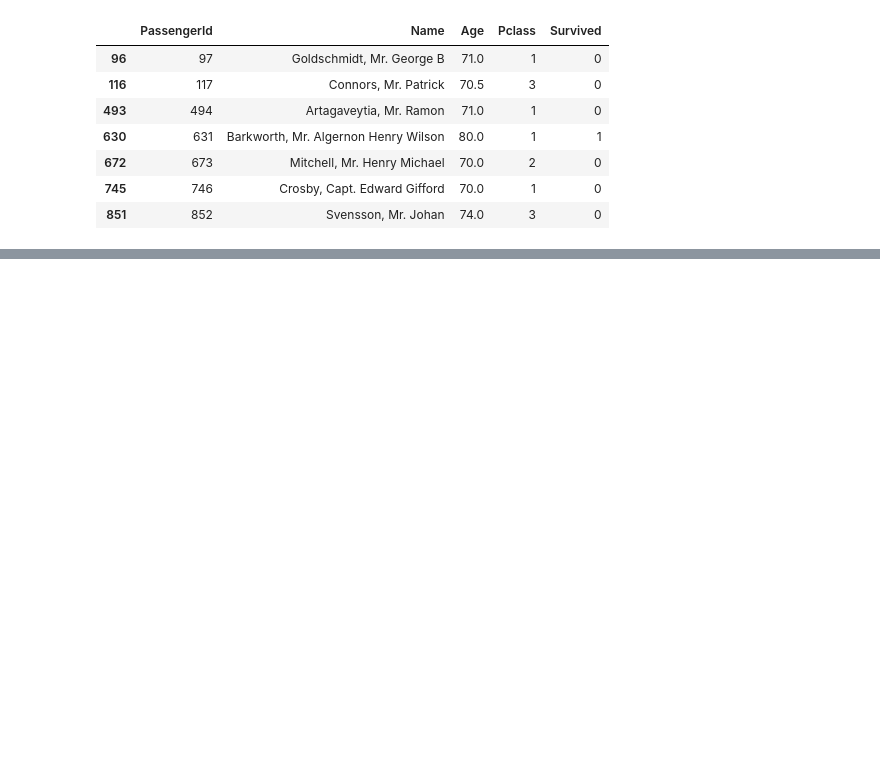
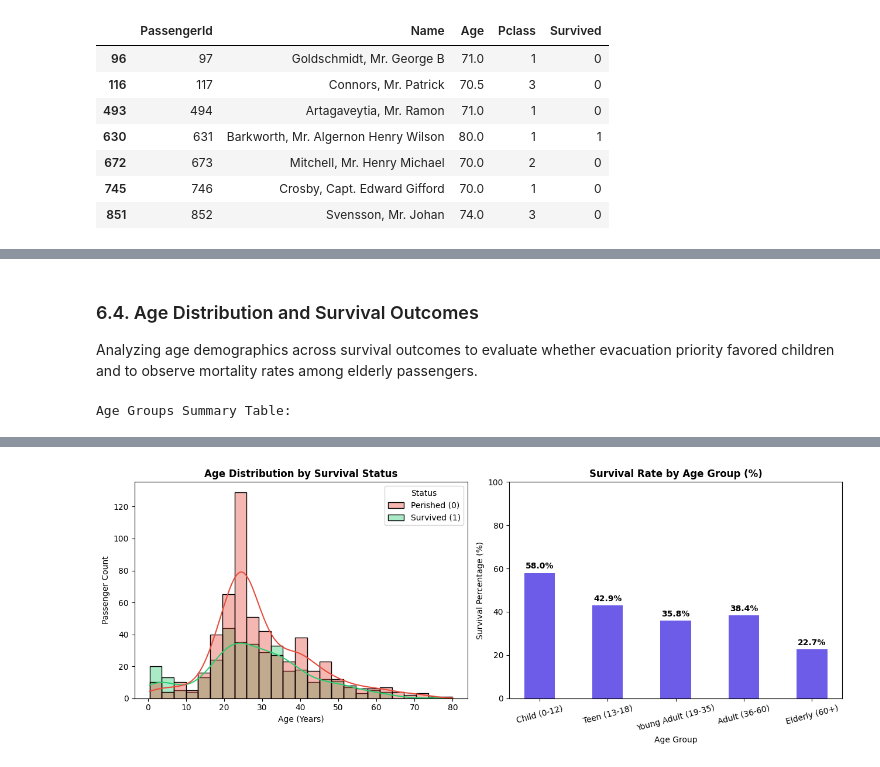
Before and after one commit to Omid-Zamzami/Titanic-EDA, a Jupyter notebook: notebooks/explore_data.ipynb, the cells around one changed output, grey strips where cells are left out. Drawn from its saved outputs; the diff is of its cells as text; code cells hidden in the pictures; blank space fills up the shorter version.

```diff
--- a/notebooks/explore_data.ipynb
+++ b/notebooks/explore_data.ipynb
@@ -283,0 +478,79 @@ max_age_passengers[["PassengerId", "Name", "Age", "Pclass", "Survived"]]
+# %% [markdown]
+### 6.4. Age Distribution and Survival Outcomes
+Analyzing age demographics across survival outcomes to evaluate whether evacuation priority favored children and to observe mortality rates among elderly passengers.
+# %%
+# 1. Statistical Breakdown: Binning Age into meaningful demographic categories
+age_bins = [0, 12, 18, 35, 60, 100]
+age_labels = [
+    "Child (0-12)",
+    "Teen (13-18)",
+    "Young Adult (19-35)",
+    "Adult (36-60)",
+    "Elderly (60+)",
+]
+
+# Create temporary binned series for aggregation
+temp_age_groups = pd.cut(df_clean["Age"], bins=age_bins, labels=age_labels)
+age_summary = df_clean.groupby(temp_age_groups, observed=False)[
+    "Survived"
+].agg(
+    Total_Passengers="count",
+    Survived_Count="sum",
+    Survival_Rate=lambda x: (x.mean() * 100).round(2),
+)
+
+print("Age Groups Summary Table:")
+display(age_summary)
+
+# 2. Dual Visualization: Continuous Distribution & Category Survival Rates
+fig, axes = plt.subplots(1, 2, figsize=(13, 5))
+
+# Subplot 1: Histogram + KDE Distribution
+sns.histplot(
+    data=df_clean,
+    x="Age",
+    hue="Survived",
+    kde=True,
+    bins=25,
+    palette=["#e74c3c", "#2ecc71"],
+    alpha=0.4,
+    ax=axes[0],
+)
+axes[0].set_title(
+    "Age Distribution by Survival Status", fontsize=12, fontweight="bold"
+)
+axes[0].set_xlabel("Age (Years)")
+axes[0].set_ylabel("Passenger Count")
+
+# Format legend labels cleanly without warnings
+legend = axes[0].get_legend()
+if legend:
+    legend.set_title("Status")
+    for text, label in zip(
+        legend.get_texts(), ["Perished (0)", "Survived (1)"]
+    ):
+        text.set_text(label)
+
+# Subplot 2: Survival Percentage per Demographic Age Group
+survival_rates_by_age = age_summary["Survival_Rate"]
+bars = axes[1].bar(
+    range(len(survival_rates_by_age)),
+    survival_rates_by_age.values,
+    color="#6c5ce7",
+    width=0.45,
+)
+axes[1].set_title(
+    "Survival Rate by Age Group (%)", fontsize=12, fontweight="bold"
+)
+axes[1].set_ylabel("Survival Percentage (%)")
+axes[1].set_xlabel("Age Group")
+axes[1].set_ylim(0, 100)
+axes[1].set_xticks(
+    range(len(survival_rates_by_age)), labels=age_labels, rotation=15
+)
+axes[1].bar_label(bars, fmt="%.1f%%", padding=3, fontweight="bold")
+
+plt.tight_layout()
+plt.show()
+# %% [output]
+Age Groups Summary Table:
@@ -283,0 +564 @@ max_age_passengers[["PassengerId", "Name", "Age", "Pclass", "Survived"]]
+[figure, added]
```
Also changed, not shown: parts of 14 cells of this notebook.
